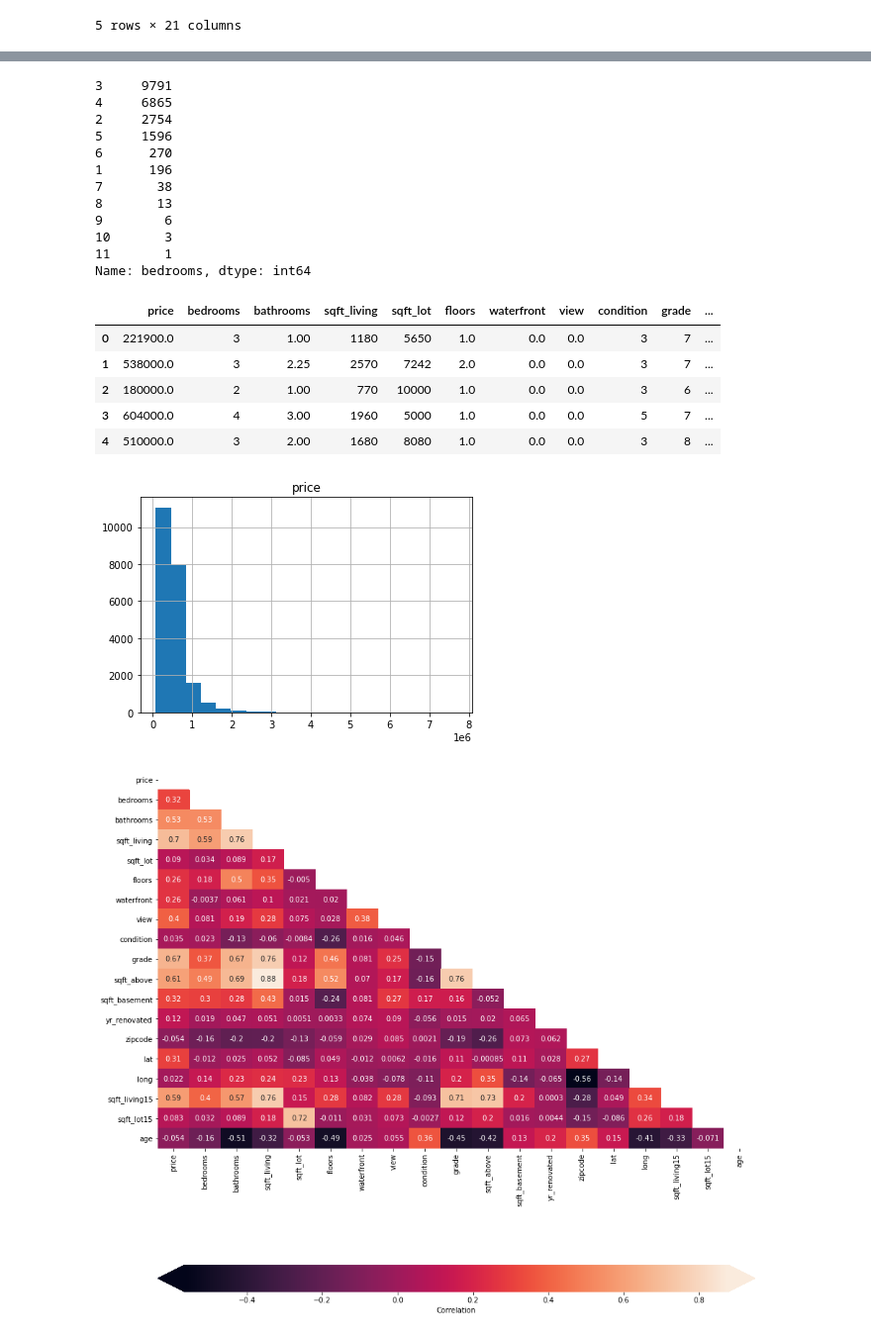
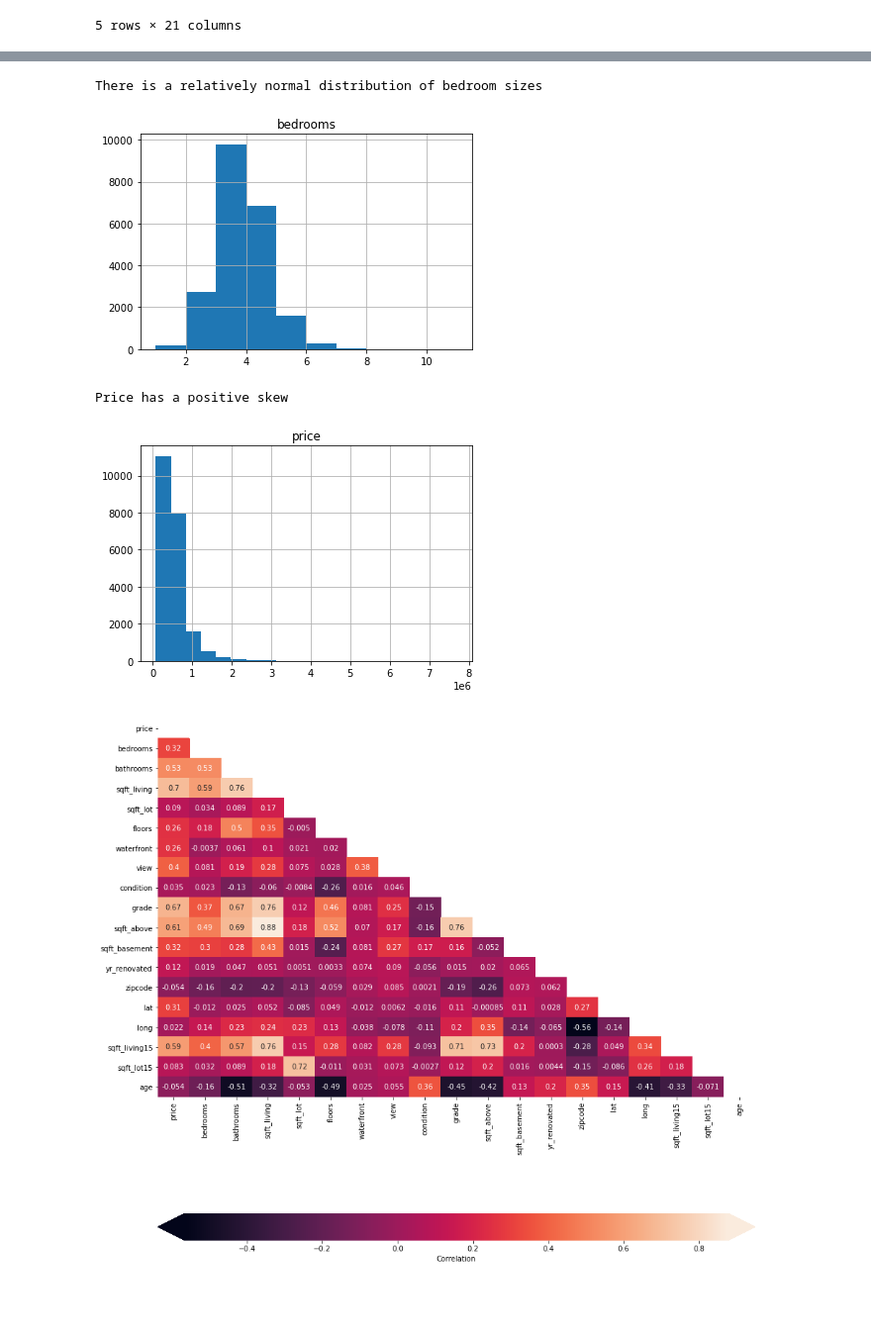
Before and after one commit to mankah/Project-2, a Jupyter notebook: Notebook.ipynb, the cells around one changed output, grey strips where cells are left out. Shown at 99% size. Saved outputs shown, nothing was run; the diff lists cells and outputs as text; code cells hidden in the pictures; blank space fills up the shorter version.

```diff
--- a/Notebook.ipynb
+++ b/Notebook.ipynb
@@ -70,28 +81,12 @@ df = df[df.bedrooms != 33]
-# %%
-df['bedrooms'].value_counts()
-# %% [output]
-3     9791
-4     6865
-2     2754
-5     1596
-6      270
-1      196
-7       38
-8       13
-9        6
-10       3
-11       1
-Name: bedrooms, dtype: int64
-# %%
-df.head()
-# %% [output]
-|  | price | bedrooms | bathrooms | sqft_living | sqft_lot | floors | waterfront | view | condition | grade | ... |
-| 0 | 221900.0 | 3 | 1.00 | 1180 | 5650 | 1.0 | 0.0 | 0.0 | 3 | 7 | ... |
-| 1 | 538000.0 | 3 | 2.25 | 2570 | 7242 | 2.0 | 0.0 | 0.0 | 3 | 7 | ... |
-| 2 | 180000.0 | 2 | 1.00 | 770 | 10000 | 1.0 | 0.0 | 0.0 | 3 | 6 | ... |
-| 3 | 604000.0 | 4 | 3.00 | 1960 | 5000 | 1.0 | 0.0 | 0.0 | 5 | 7 | ... |
-| 4 | 510000.0 | 3 | 2.00 | 1680 | 8080 | 1.0 | 0.0 | 0.0 | 3 | 8 | ... |
+# %%
+df.hist('bedrooms');
+print('There is a relatively normal distribution of bedroom sizes')
+# %% [output]
+There is a relatively normal distribution of bedroom sizes
+[figure, added]
 # %%
+print("Price has a positive skew")
 df.hist('price', bins=20);
 # %% [output]
+Price has a positive skew
 [figure]
```
Also changed, not shown: parts of 33 cells of this notebook.
